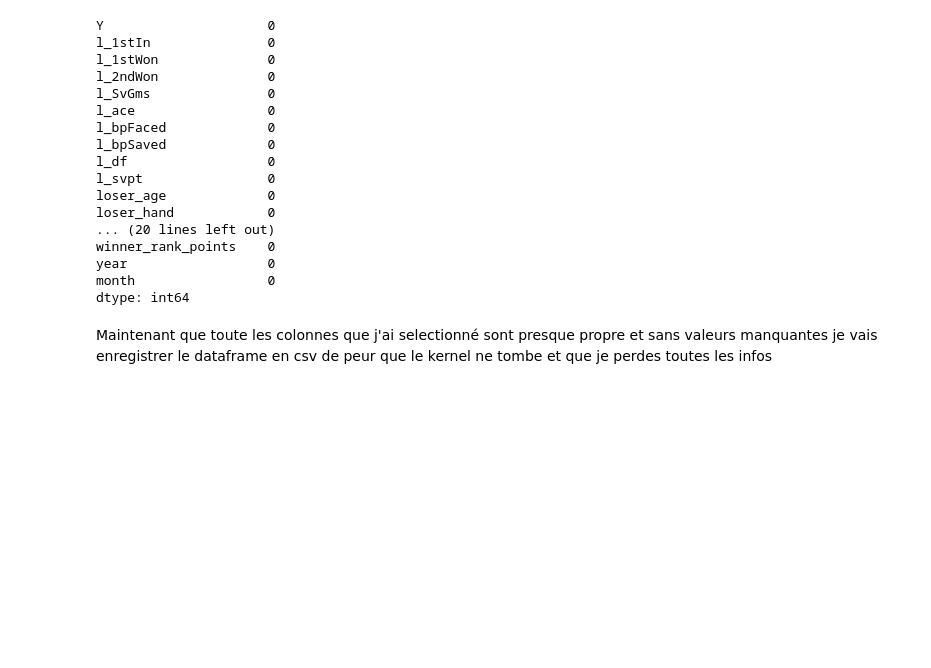
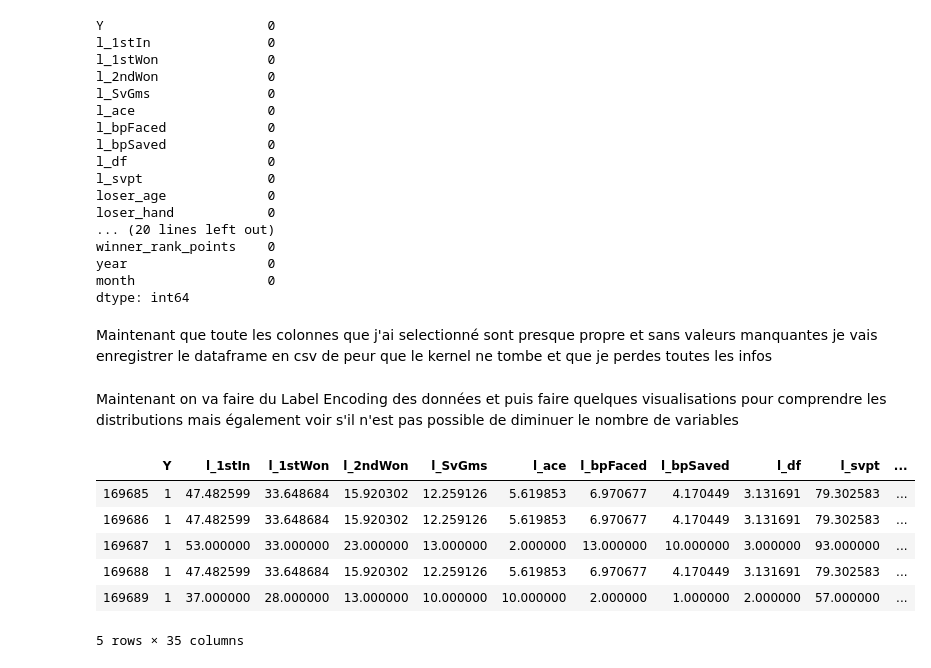
Before and after one commit to aelkhair/ATP-Test, a Jupyter notebook: SocGen_ATP.ipynb, the cells around one changed output. Saved outputs shown, nothing was run; the diff lists cells and outputs as text; code cells hidden in the pictures; blank space fills up the shorter version.

```diff
--- a/SocGen_ATP.ipynb
+++ b/SocGen_ATP.ipynb
@@ -281,0 +282,13 @@ _data.to_csv(index=False)
+# %% [markdown]
+Maintenant on va faire du Label Encoding des données et puis faire quelques visualisations pour comprendre les distributions mais également voir s'il n'est pas possible de diminuer le nombre de variables
+# %%
+_data = pd.read_csv('prepared.csv')
+_data.tail()
+# %% [output]
+|  | Y | l_1stIn | l_1stWon | l_2ndWon | l_SvGms | l_ace | l_bpFaced | l_bpSaved | l_df | l_svpt | ... |
+| 169685 | 1 | 47.482599 | 33.648684 | 15.920302 | 12.259126 | 5.619853 | 6.970677 | 4.170449 | 3.131691 | 79.302583 | ... |
+| 169686 | 1 | 47.482599 | 33.648684 | 15.920302 | 12.259126 | 5.619853 | 6.970677 | 4.170449 | 3.131691 | 79.302583 | ... |
+| 169687 | 1 | 53.000000 | 33.000000 | 23.000000 | 13.000000 | 2.000000 | 13.000000 | 10.000000 | 3.000000 | 93.000000 | ... |
+| 169688 | 1 | 47.482599 | 33.648684 | 15.920302 | 12.259126 | 5.619853 | 6.970677 | 4.170449 | 3.131691 | 79.302583 | ... |
+| 169689 | 1 | 37.000000 | 28.000000 | 13.000000 | 10.000000 | 10.000000 | 2.000000 | 1.000000 | 2.000000 | 57.000000 | ... |
+5 rows × 35 columns
```
Also changed, not shown: parts of 2 cells of this notebook, 1 other file.
